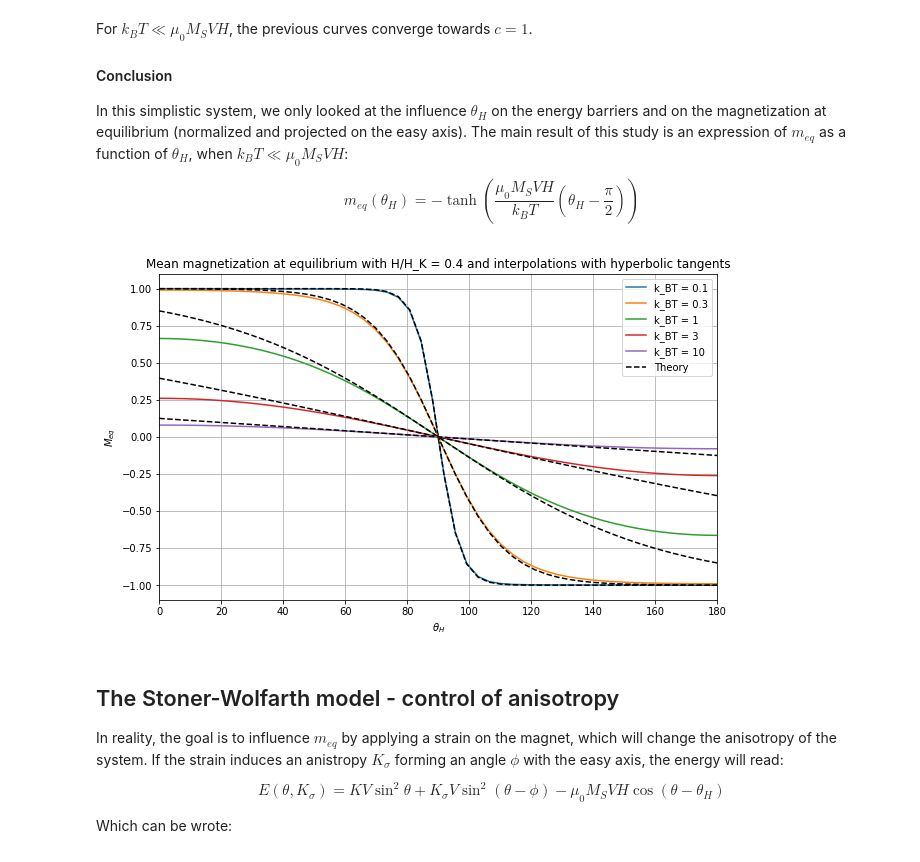
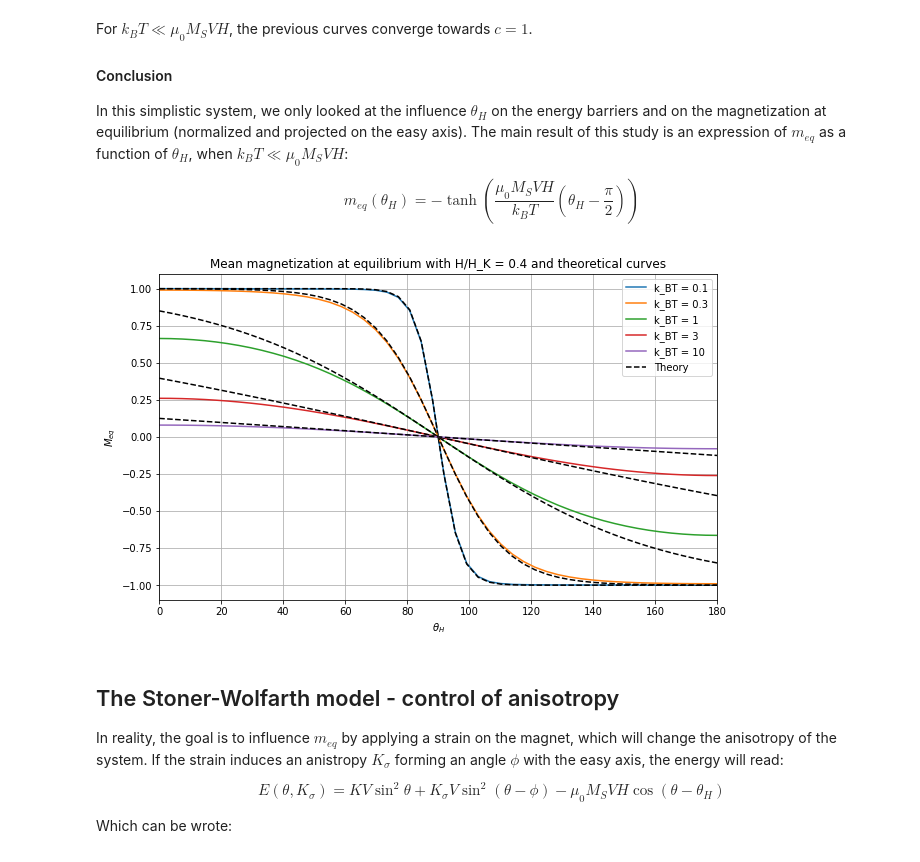
Before and after one commit to spintronic-computing-group/spnc, a Jupyter notebook: notebooks/SPNC-anisotropy/SPNC-Anisotropy.ipynb, the cells around one changed output. Saved outputs shown, nothing was run; the diff lists cells and outputs as text; code cells hidden in the pictures.

```diff
--- a/notebooks/SPNC-anisotropy/SPNC-Anisotropy.ipynb
+++ b/notebooks/SPNC-anisotropy/SPNC-Anisotropy.ipynb
@@ -488,29 +488,29 @@ $$m_{eq}(\theta_H)=-\tanh{\left(\frac{\mu_0M_SVH}{k_BT}\left(\theta_H-\frac{\pi}
 # %%
 Temperatures = [0.1, 0.3, 1, 3, 10]
 
 Mag_eq_T = []
 for k_BT in Temperatures:
     Mag_eq = []
     for i in range(len(Theta_1)):
         Mag_eq.append(mag_eq(Theta_1[i],Theta_2[i],E_12_1[i],E_21_1[i],E_12_2[i],E_21_2[i],k_BT))
     Mag_eq_T.append(Mag_eq)
 
 plt.figure(figsize = (10,6))
 for i in range(len(Temperatures)):
     plt.plot(Theta_H,Mag_eq_T[i],label="k_BT = "+str(Temperatures[i]))
     if(i==len(Temperatures)-1):
         plt.plot(Theta_H,-np.tanh(mu_0*M_S*V*H*(Theta_H-90)*np.pi/180/Temperatures[i]),'k--',label="Theory")
     else:
         plt.plot(Theta_H,-np.tanh(mu_0*M_S*V*H*(Theta_H-90)*np.pi/180/Temperatures[i]),'k--')
 plt.xlim(0,180)
 plt.legend(loc="best")
 plt.grid(True)
 plt.xlabel(r'$\theta_H$')
 plt.ylabel(r'$M_{eq}$')
-plt.title("Mean magnetization at equilibrium with H/H_K = "+str(H/H_K)+" and interpolations with hyperbolic tangents")
+plt.title("Mean magnetization at equilibrium with H/H_K = "+str(H/H_K)+" and theoretical curves")
 plt.show()
 # %% [output]
-[figure, old version]
+[figure, new version]
 # %% [markdown]
 ## The Stoner-Wolfarth model -  control of anisotropy
 
```
Also changed, not shown: parts of 1 cell of this notebook.
